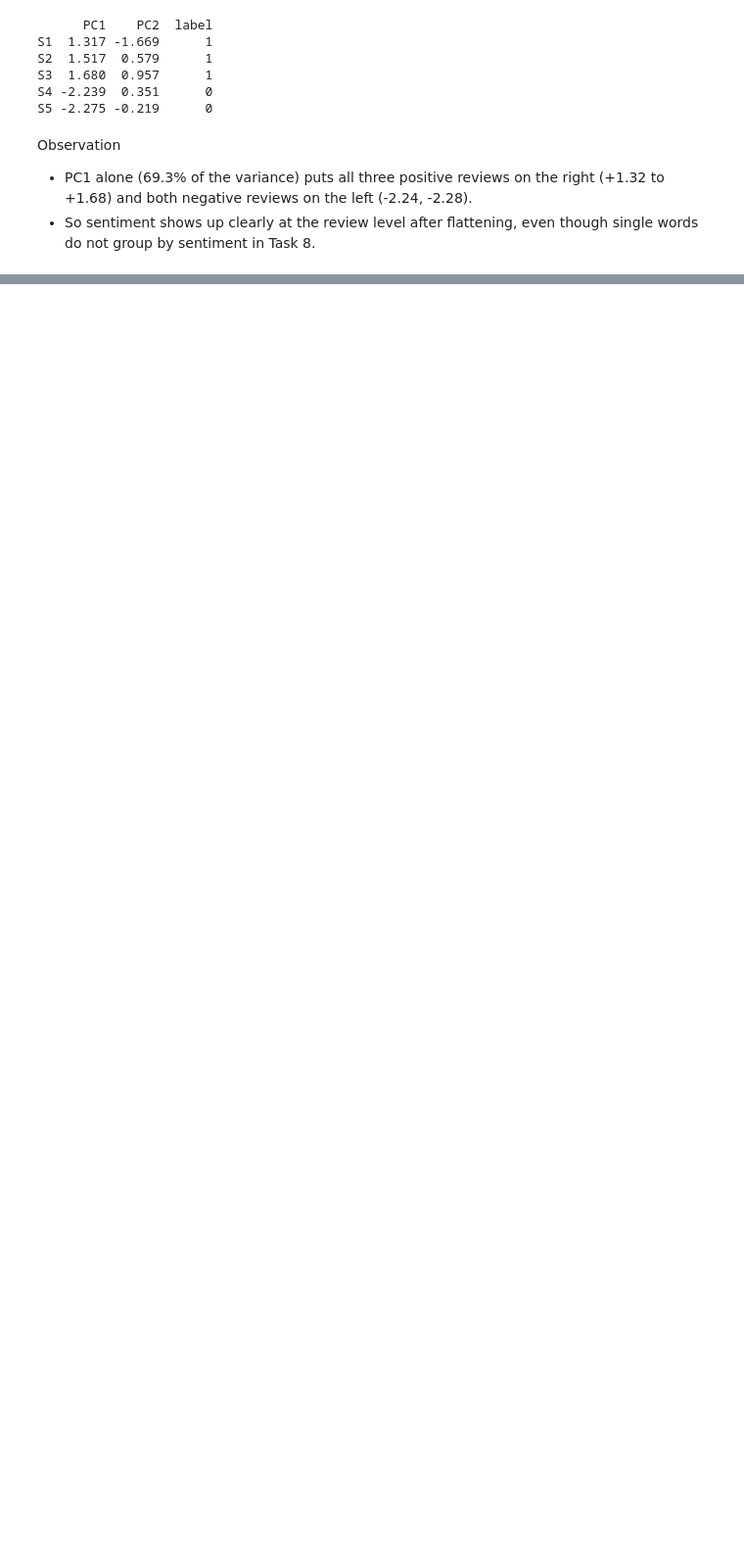
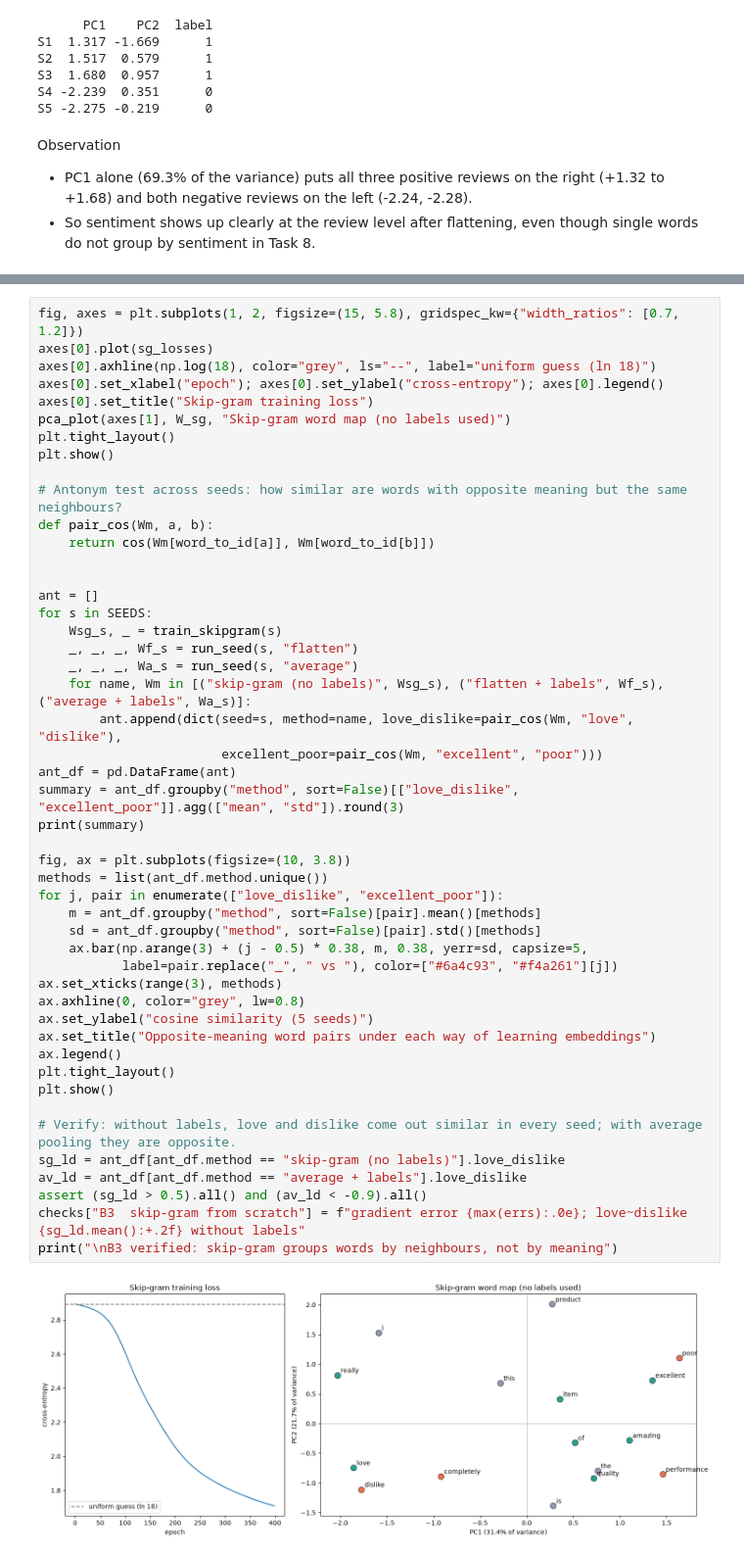
Before and after one commit to samuelshine/ami-trim-5, a Jupyter notebook: lab-3/Text_Latent_Representation.ipynb, the cells around one changed output, grey strips where cells are left out. Shown at 98% size. Drawn from its saved outputs; the diff is of its cells as text; blank space fills up the shorter version.

```diff
--- a/lab-3/Text_Latent_Representation.ipynb
+++ b/lab-3/Text_Latent_Representation.ipynb
@@ -795,0 +1082,50 @@ Observation
+# %%
+fig, axes = plt.subplots(1, 2, figsize=(15, 5.8), gridspec_kw={"width_ratios": [0.7, 1.2]})
+axes[0].plot(sg_losses)
+axes[0].axhline(np.log(18), color="grey", ls="--", label="uniform guess (ln 18)")
+axes[0].set_xlabel("epoch"); axes[0].set_ylabel("cross-entropy"); axes[0].legend()
+axes[0].set_title("Skip-gram training loss")
+pca_plot(axes[1], W_sg, "Skip-gram word map (no labels used)")
+plt.tight_layout()
+plt.show()
+
+# Antonym test across seeds: how similar are words with opposite meaning but the same neighbours?
+def pair_cos(Wm, a, b):
+    return cos(Wm[word_to_id[a]], Wm[word_to_id[b]])
+
+
+ant = []
+for s in SEEDS:
+    Wsg_s, _ = train_skipgram(s)
+    _, _, _, Wf_s = run_seed(s, "flatten")
+    _, _, _, Wa_s = run_seed(s, "average")
+    for name, Wm in [("skip-gram (no labels)", Wsg_s), ("flatten + labels", Wf_s), ("average + labels", Wa_s)]:
+        ant.append(dict(seed=s, method=name, love_dislike=pair_cos(Wm, "love", "dislike"),
+                        excellent_poor=pair_cos(Wm, "excellent", "poor")))
+ant_df = pd.DataFrame(ant)
+summary = ant_df.groupby("method", sort=False)[["love_dislike", "excellent_poor"]].agg(["mean", "std"]).round(3)
+print(summary)
+
+fig, ax = plt.subplots(figsize=(10, 3.8))
+methods = list(ant_df.method.unique())
+for j, pair in enumerate(["love_dislike", "excellent_poor"]):
+    m = ant_df.groupby("method", sort=False)[pair].mean()[methods]
+    sd = ant_df.groupby("method", sort=False)[pair].std()[methods]
+    ax.bar(np.arange(3) + (j - 0.5) * 0.38, m, 0.38, yerr=sd, capsize=5,
+           label=pair.replace("_", " vs "), color=["#6a4c93", "#f4a261"][j])
+ax.set_xticks(range(3), methods)
+ax.axhline(0, color="grey", lw=0.8)
+ax.set_ylabel("cosine similarity (5 seeds)")
+ax.set_title("Opposite-meaning word pairs under each way of learning embeddings")
+ax.legend()
+plt.tight_layout()
+plt.show()
+
+# Verify: without labels, love and dislike come out similar in every seed; with average pooling they are opposite.
+sg_ld = ant_df[ant_df.method == "skip-gram (no labels)"].love_dislike
+av_ld = ant_df[ant_df.method == "average + labels"].love_dislike
+assert (sg_ld > 0.5).all() and (av_ld < -0.9).all()
+checks["B3  skip-gram from scratch"] = f"gradient error {max(errs):.0e}; love~dislike {sg_ld.mean():+.2f} without labels"
+print("\nB3 verified: skip-gram groups words by neighbours, not by meaning")
+# %% [output]
+[figure, added]
```
Also changed, not shown: parts of 21 cells of this notebook.
